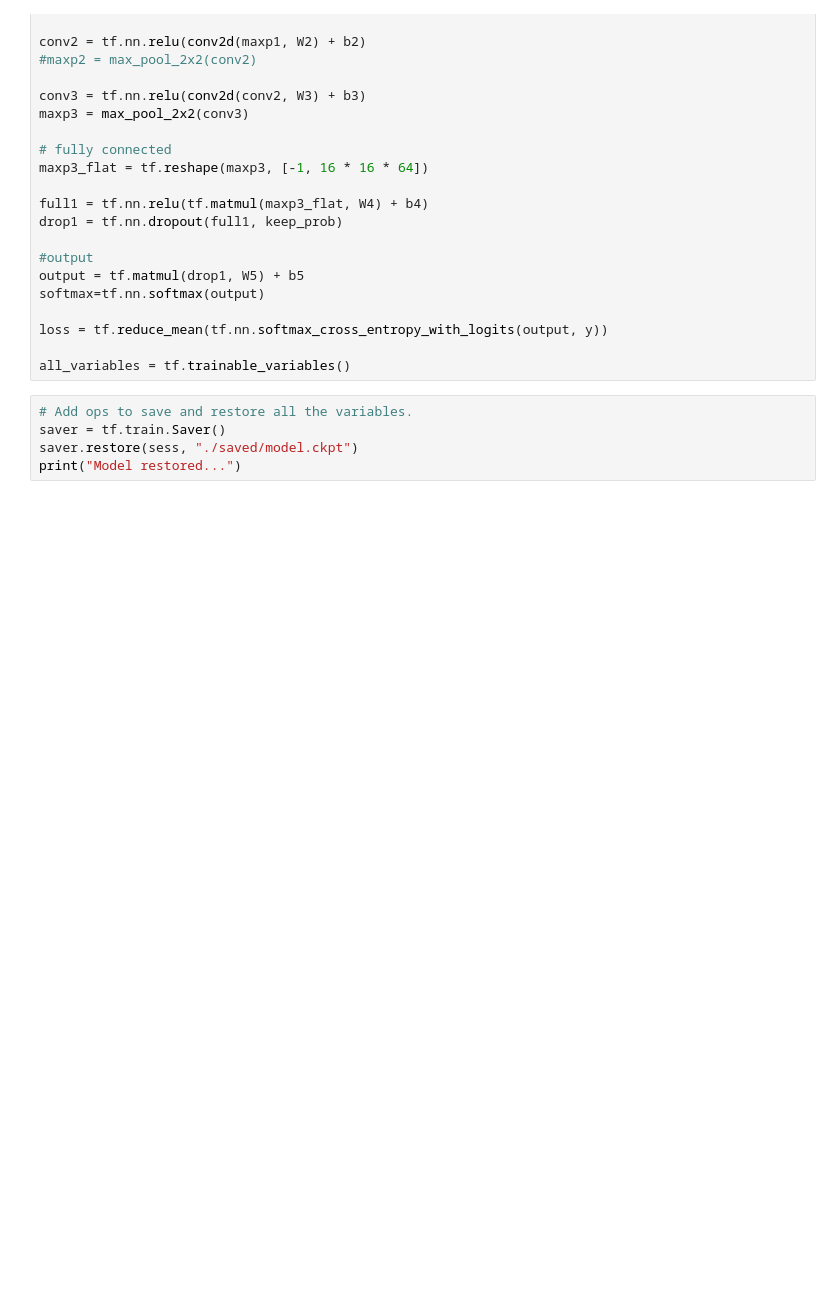
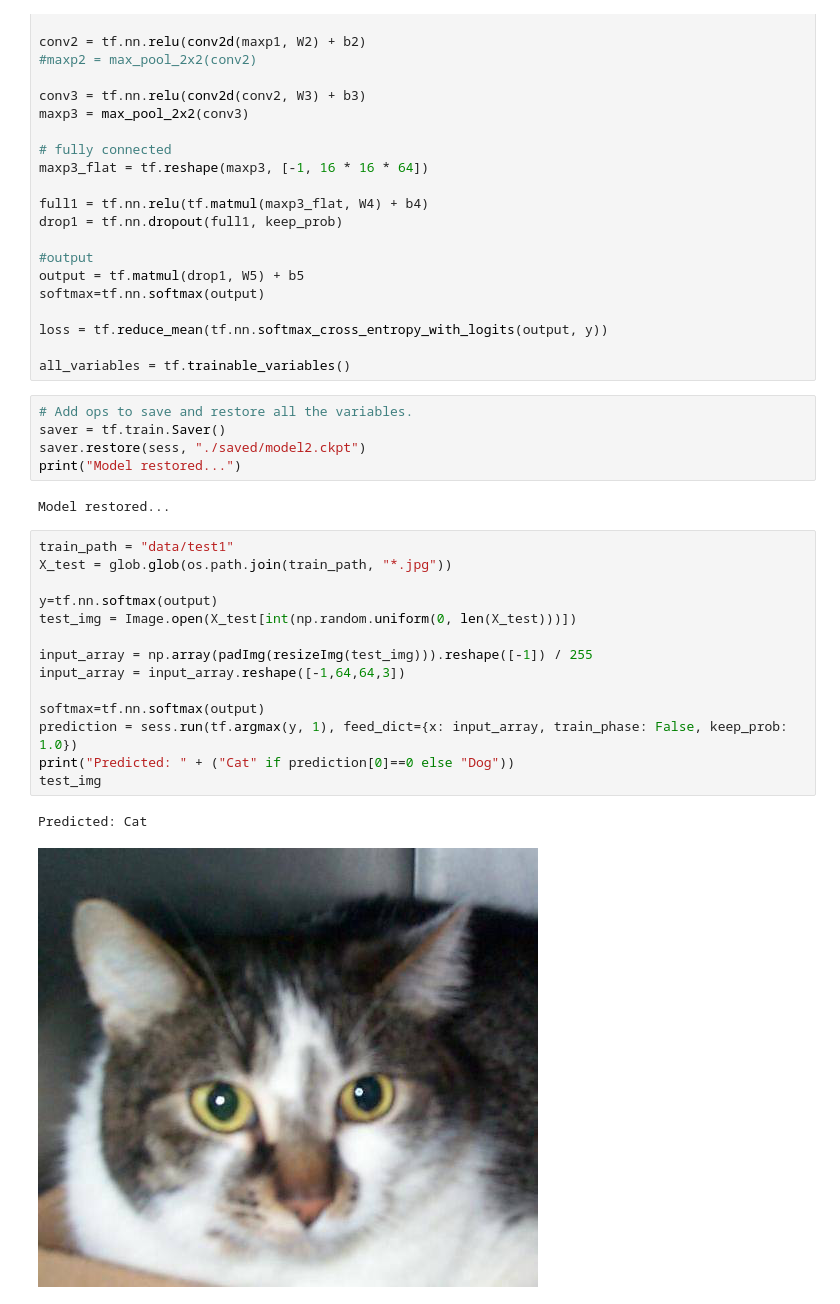
Before and after one commit to gariem/samples, a Jupyter notebook: meetup/santex-deeplearning/cats-dogs/cnn_usage.ipynb, the cells around one changed output. Saved outputs shown, nothing was run; the diff lists cells and outputs as text; blank space fills up the shorter version.

Commit message:
predict using trained model

```diff
--- a/meetup/santex-deeplearning/cats-dogs/cnn_usage.ipynb
+++ b/meetup/santex-deeplearning/cats-dogs/cnn_usage.ipynb
@@ -114,5 +114,24 @@ all_variables = tf.trainable_variables()
 # %%
 # Add ops to save and restore all the variables.
 saver = tf.train.Saver()
-saver.restore(sess, "./saved/model.ckpt")
+saver.restore(sess, "./saved/model2.ckpt")
 print("Model restored...")
+# %% [output]
+Model restored...
+# %%
+train_path = "data/test1"
+X_test = glob.glob(os.path.join(train_path, "*.jpg"))
+
+y=tf.nn.softmax(output)
+test_img = Image.open(X_test[int(np.random.uniform(0, len(X_test)))])
+
+input_array = np.array(padImg(resizeImg(test_img))).reshape([-1]) / 255
+input_array = input_array.reshape([-1,64,64,3])
+
+softmax=tf.nn.softmax(output)
+prediction = sess.run(tf.argmax(y, 1), feed_dict={x: input_array, train_phase: False, keep_prob: 1.0})
+print("Predicted: " + ("Cat" if prediction[0]==0 else "Dog"))
+test_img
+# %% [output]
+Predicted: Cat
+[figure, added]
```
